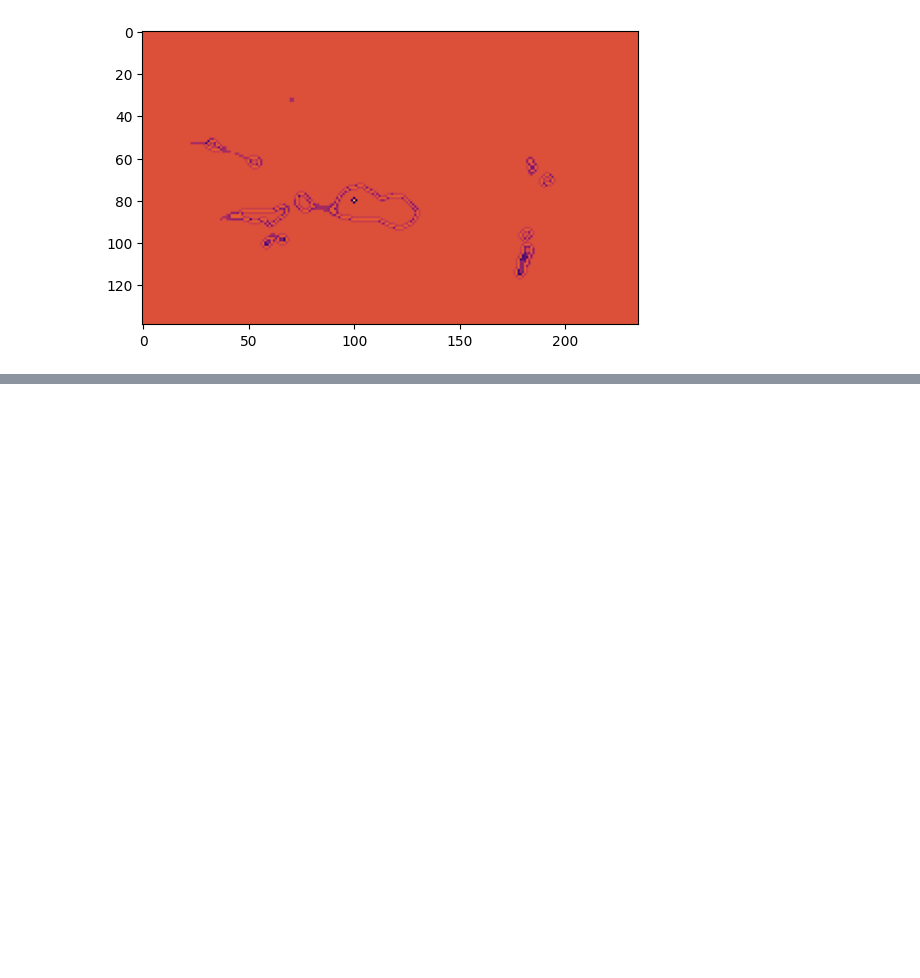
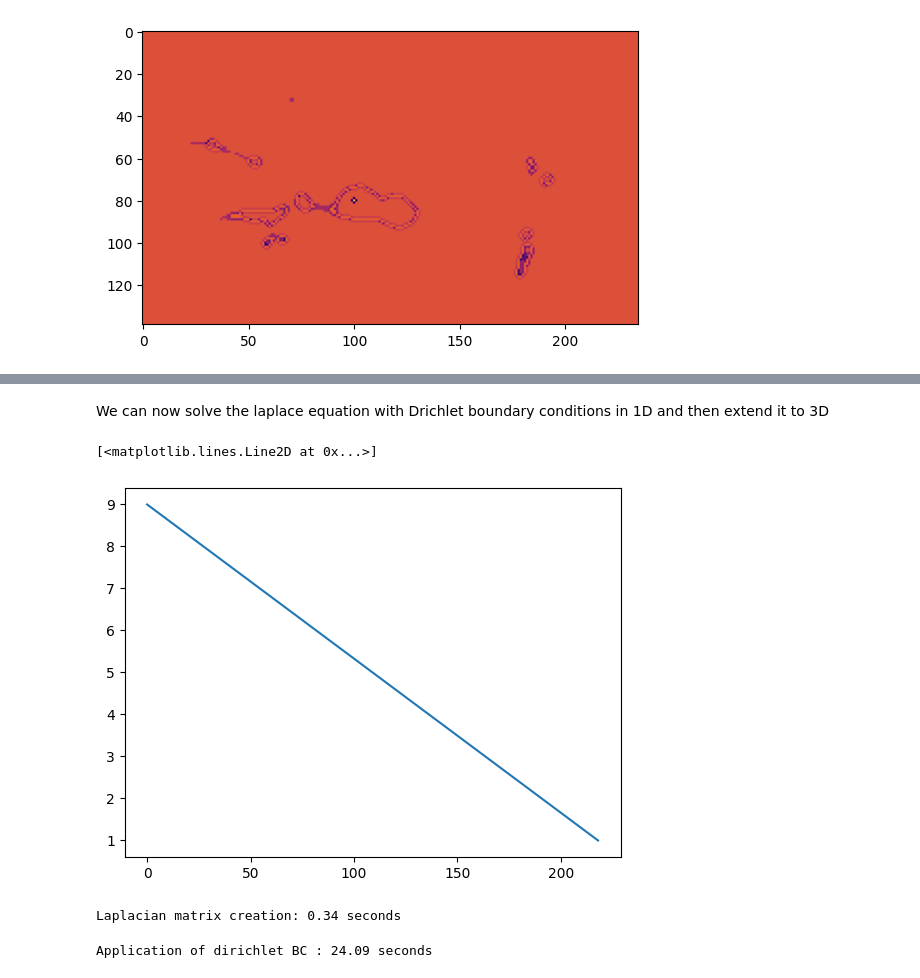
Before and after one commit to rcremese/napari-potential-field-navigation, a Jupyter notebook: lung.ipynb, the cells around one changed output, grey strips where cells are left out. Saved outputs shown, nothing was run; the diff lists cells and outputs as text; code cells hidden in the pictures; blank space fills up the shorter version.

```diff
--- a/lung.ipynb
+++ b/lung.ipynb
@@ -375,0 +419,42 @@ ti.Mesh()
+# %% [markdown]
+We can now solve the laplace equation with Drichlet boundary conditions in 1D and then extend it to 3D
+# %%
+nx = len(path)
+laplace_1D = sp.diags([1, -2, 1], [-1, 0, 1], shape=(nx, nx), format="csr")
+laplace_1D[0, 0] = 1
+laplace_1D[0, 1] = 0
+laplace_1D[-1, -1] = 1
+laplace_1D[-1, -2] = 0
+rhs_1D = np.zeros(len(path))
+rhs_1D[0] = 9
+rhs_1D[-1] = 1
+solution_1D = splinalg.spsolve(laplace_1D, rhs_1D)
+plt.plot(solution_1D)
+# %% [output]
+[<matplotlib.lines.Line2D at 0x...>]
+[figure, added]
+# %%
+frontier: np.ndarray = ndi.binary_dilation(downscaled_labels, iterations=1) & ~downscaled_labels
+frontier_index = frontier.flat > 0
+
+new_steps = 2 * steps
+tic = time.perf_counter()
+laplace_mat = create_laplacian_matrix_3d(*downscaled_labels.shape, *new_steps)
+toc = time.perf_counter()
+print(f"Laplacian matrix creation: {toc - tic:.2f} seconds")
+# Now we can define the proper coefficients for the laplacian matrix
+rhs = np.zeros(laplace_mat.shape[0], dtype=np.float64)
+goal_mask = np.zeros_like(downscaled_labels, dtype=float)
+# We just initialise the solution with the path
+for i, pos in enumerate(path):
+    goal_mask[pos] = solution_1D[i]
+binary_map = 10 * frontier + goal_mask
+
+# We need to set the boundary condition for the goal
+tic = time.perf_counter()
+laplace_mat, rhs = apply_dirichlet(laplace_mat, binary_map)
+toc = time.perf_counter()
+print(f"Application of dirichlet BC : {toc - tic:.2f} seconds")
+# %% [output]
+Laplacian matrix creation: 0.34 seconds
+Application of dirichlet BC : 24.09 seconds
```
Also changed, not shown: parts of 15 cells of this notebook, 2 other files.
